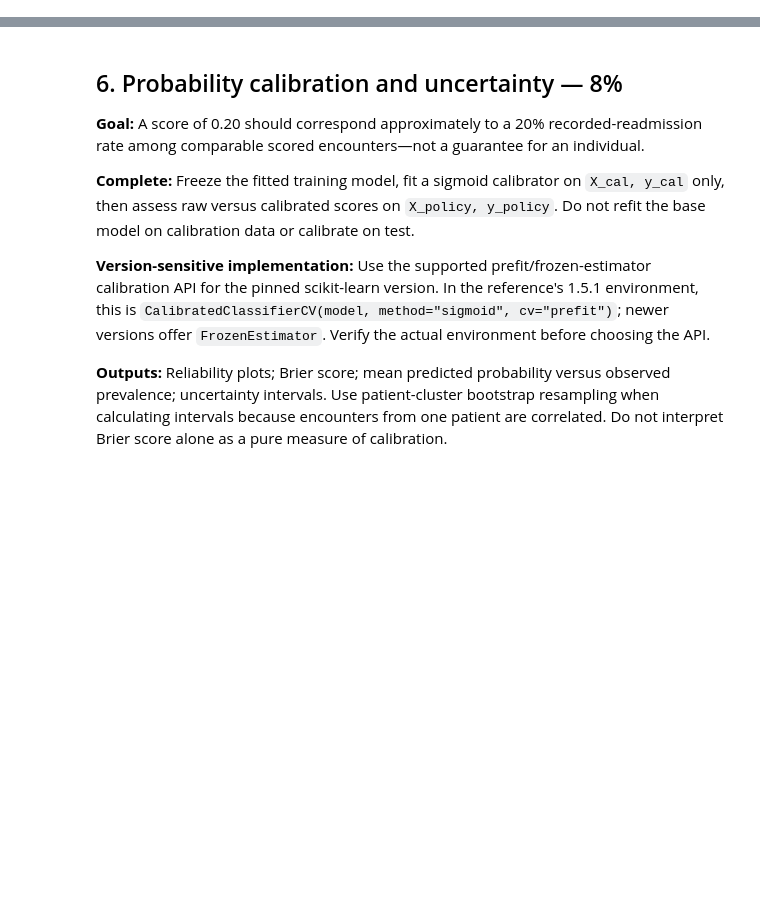
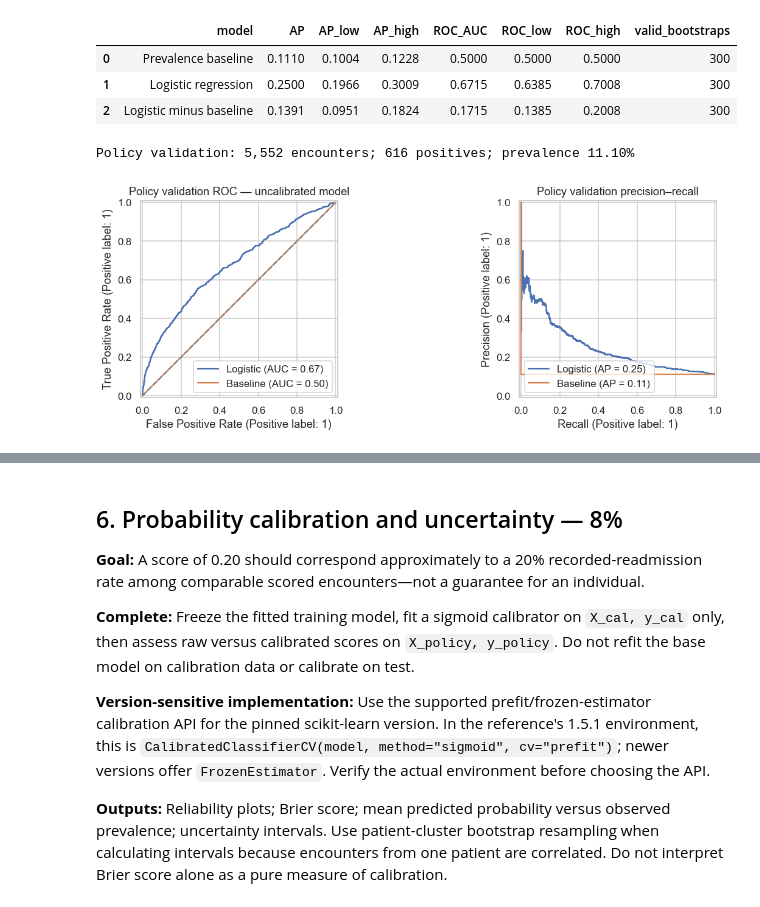
Before and after one commit to leaabj/healthcare_ai, a Jupyter notebook: Diabetes_Readmission_RAI_Skeleton.ipynb, the cells around one changed output, grey strips where cells are left out. Cells and saved outputs as stored; diff of their text form; code cells hidden in the pictures; blank space fills up the shorter version.

```diff
--- a/Diabetes_Readmission_RAI_Skeleton.ipynb
+++ b/Diabetes_Readmission_RAI_Skeleton.ipynb
@@ -252,0 +534,65 @@ The published dataset contains **101,766 encounters**, not 101,766 distinct pati
+# %%
+def discrimination_metrics(y, scores):
+    y, scores = np.asarray(y), np.asarray(scores)
+    if np.unique(y).size < 2:
+        return np.array([np.nan, np.nan])
+    return np.array([average_precision_score(y, scores), roc_auc_score(y, scores)])
+
+def cluster_metric_intervals(y, scores, patient_ids, comparison=None):
+    """Encounter-weighted metrics; patient-level resampling preserves repeat visits."""
+    y, scores = np.asarray(y), np.asarray(scores)
+    point = discrimination_metrics(y, scores)
+    if comparison is not None:
+        comparison = np.asarray(comparison)
+        point = point - discrimination_metrics(y, comparison)
+    if np.unique(y).size < 2:
+        return point, np.full(2, np.nan), np.full(2, np.nan), 0
+    _, group_index = np.unique(np.asarray(patient_ids), return_inverse=True)
+    members = [np.flatnonzero(group_index == k) for k in range(group_index.max() + 1)]
+    rng = np.random.default_rng(RANDOM_STATE)
+    draws = []
+    for _ in range(N_BOOTSTRAP):
+        index = np.concatenate([members[k] for k in rng.integers(0, len(members), size=len(members))])
+        values = discrimination_metrics(y[index], scores[index])
+        if comparison is not None:
+            values -= discrimination_metrics(y[index], comparison[index])
+        if np.isfinite(values).all():
+            draws.append(values)
+    if not draws:
+        return point, np.full(2, np.nan), np.full(2, np.nan), 0
+    low, high = np.quantile(draws, [0.025, 0.975], axis=0)
+    return point, low, high, len(draws)
+
+p_policy_raw = model.predict_proba(X_policy)[:, list(model.classes_).index(1)]
+p_policy_baseline = baseline.predict_proba(X_policy)[:, list(baseline.classes_).index(1)]
+metric_rows = []
+for name, scores, comparator in [
+    ("Prevalence baseline", p_policy_baseline, None),
+    ("Logistic regression", p_policy_raw, None),
+    ("Logistic minus baseline", p_policy_raw, p_policy_baseline),
+]:
+    point, low, high, valid = cluster_metric_intervals(y_policy, scores, policy_df[PATIENT_ID], comparator)
+    metric_rows.append({"model": name, "AP": point[0], "AP_low": low[0], "AP_high": high[0],
+                        "ROC_AUC": point[1], "ROC_low": low[1], "ROC_high": high[1], "valid_bootstraps": valid})
+metrics_table = pd.DataFrame(metric_rows)
+display(metrics_table.round(4))
+metrics_table.to_csv(ARTIFACT_DIR / "policy_discrimination.csv", index=False)
+print(f"Policy validation: {len(y_policy):,} encounters; {y_policy.sum():,} positives; prevalence {y_policy.mean():.2%}")
+
+fig, axes = plt.subplots(1, 2, figsize=(12, 4))
+for name, scores in [("Logistic", p_policy_raw), ("Baseline", p_policy_baseline)]:
+    RocCurveDisplay.from_predictions(y_policy, scores, name=name, ax=axes[0])
+    PrecisionRecallDisplay.from_predictions(y_policy, scores, name=name, ax=axes[1])
+axes[0].plot([0, 1], [0, 1], linestyle="--", color="gray")
+axes[0].set_title("Policy validation ROC — uncalibrated model")
+axes[1].set_title("Policy validation precision–recall")
+fig.tight_layout()
+fig.savefig(ARTIFACT_DIR / "policy_roc_pr.png", bbox_inches="tight")
+plt.show()
+# %% [output]
+|  | model | AP | AP_low | AP_high | ROC_AUC | ROC_low | ROC_high | valid_bootstraps |
+| 0 | Prevalence baseline | 0.1110 | 0.1004 | 0.1228 | 0.5000 | 0.5000 | 0.5000 | 300 |
+| 1 | Logistic regression | 0.2500 | 0.1966 | 0.3009 | 0.6715 | 0.6385 | 0.7008 | 300 |
+| 2 | Logistic minus baseline | 0.1391 | 0.0951 | 0.1824 | 0.1715 | 0.1385 | 0.2008 | 300 |
+Policy validation: 5,552 encounters; 616 positives; prevalence 11.10%
+[figure, added]
```
Also changed, not shown: parts of 36 cells of this notebook, 5 other files.
